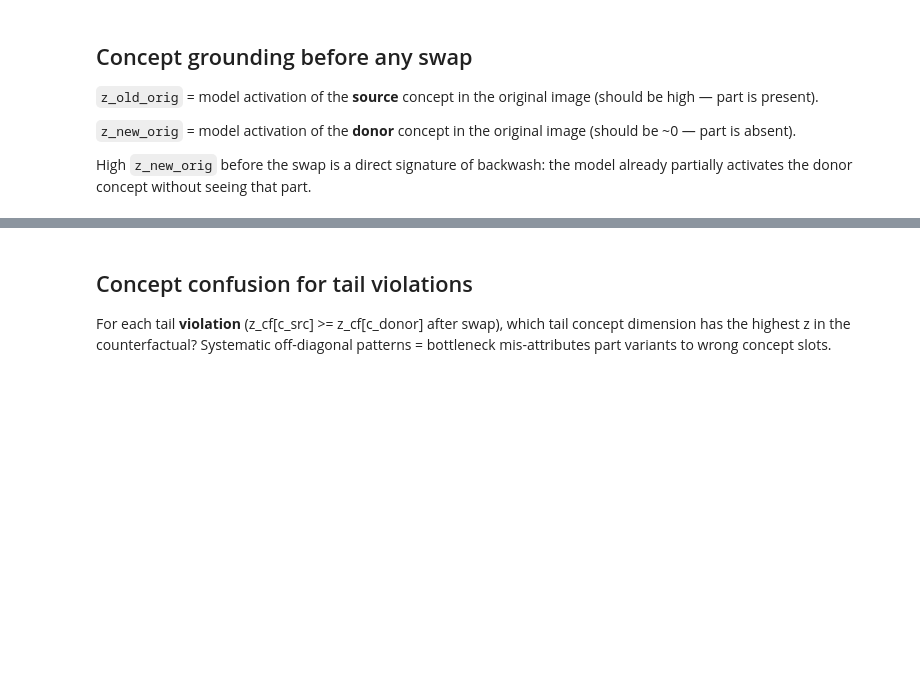
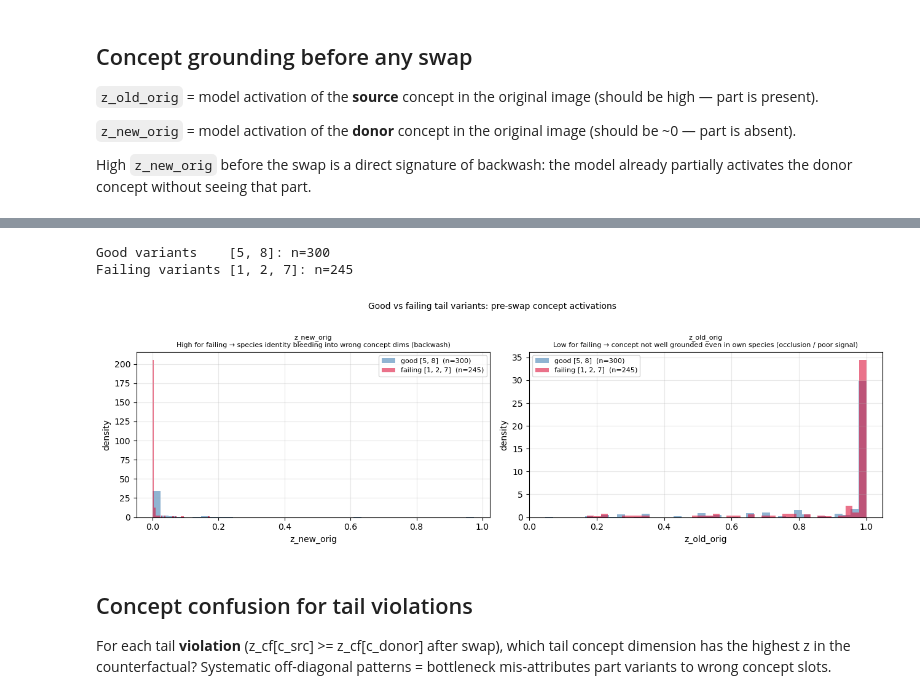
Before and after one commit to chinmayi-r/CBM-Concept-Backwash, a Jupyter notebook: funnybird_notebooks/fb_cbm_renderer_swap_v2.ipynb, the cells around one changed output, grey strips where cells are left out. Cells and saved outputs as stored; diff of their text form; code cells hidden in the pictures; blank space fills up the shorter version.

```diff
--- a/funnybird_notebooks/fb_cbm_renderer_swap_v2.ipynb
+++ b/funnybird_notebooks/fb_cbm_renderer_swap_v2.ipynb
@@ -1372,3 +1411,47 @@ if all_z_rows:
+# %%
+# Known from per-concept frac_correct table
+TAIL_GOOD_VARS    = {5, 8}       # high frac_correct
+TAIL_FAILING_VARS = {1, 2, 7}   # low frac_correct
+# tail_0, tail_3, tail_4, tail_6 are intermediate — excluded
+
+tail_df = z_order_df[z_order_df['part'] == 'tail'].copy()
+tail_df['variant_group'] = tail_df['var_donor'].apply(
+    lambda v: 'good'    if v in TAIL_GOOD_VARS    else
+              'failing' if v in TAIL_FAILING_VARS else None
+)
+tail_cmp = tail_df[tail_df['variant_group'].notna()].copy()
+
+print(f"Good variants    {sorted(TAIL_GOOD_VARS)}: "
+      f"n={len(tail_cmp[tail_cmp['variant_group']=='good'])}")
+print(f"Failing variants {sorted(TAIL_FAILING_VARS)}: "
+      f"n={len(tail_cmp[tail_cmp['variant_group']=='failing'])}")
+
+fig, axes = plt.subplots(1, 2, figsize=(13, 4))
+for ax, col, interp in [
+    (axes[0], 'z_new_orig',
+     'High for failing → species identity bleeding into wrong concept dims (backwash)'),
+    (axes[1], 'z_old_orig',
+     'Low for failing → concept not well grounded even in own species (occlusion / poor signal)'),
+]:
+    good_vals    = tail_cmp[tail_cmp['variant_group'] == 'good'][col]
+    failing_vals = tail_cmp[tail_cmp['variant_group'] == 'failing'][col]
+    bins = 40
+    ax.hist(good_vals,    bins=bins, alpha=0.6, color='steelblue', density=True,
+            label=f'good {sorted(TAIL_GOOD_VARS)}  (n={len(good_vals)})')
+    ax.hist(failing_vals, bins=bins, alpha=0.6, color='crimson',   density=True,
+            label=f'failing {sorted(TAIL_FAILING_VARS)}  (n={len(failing_vals)})')
+    ax.set_xlabel(col); ax.set_ylabel('density')
+    ax.set_title(f'{col}\n{interp}', fontsize=8)
+    ax.legend(fontsize=8); ax.grid(True, alpha=0.3)
+
+plt.suptitle('Good vs failing tail variants: pre-swap concept activations', y=1.02, fontsize=10)
+plt.tight_layout()
+plt.savefig('fb_z_good_vs_failing_tail.png', dpi=150, bbox_inches='tight')
+plt.show()
+# %% [output]
+Good variants    [5, 8]: n=300
+Failing variants [1, 2, 7]: n=245
+[figure, added]
 # %% [markdown]
 ## Concept confusion for tail violations
 
```
Also changed, not shown: parts of 41 cells of this notebook, 1 other file.
